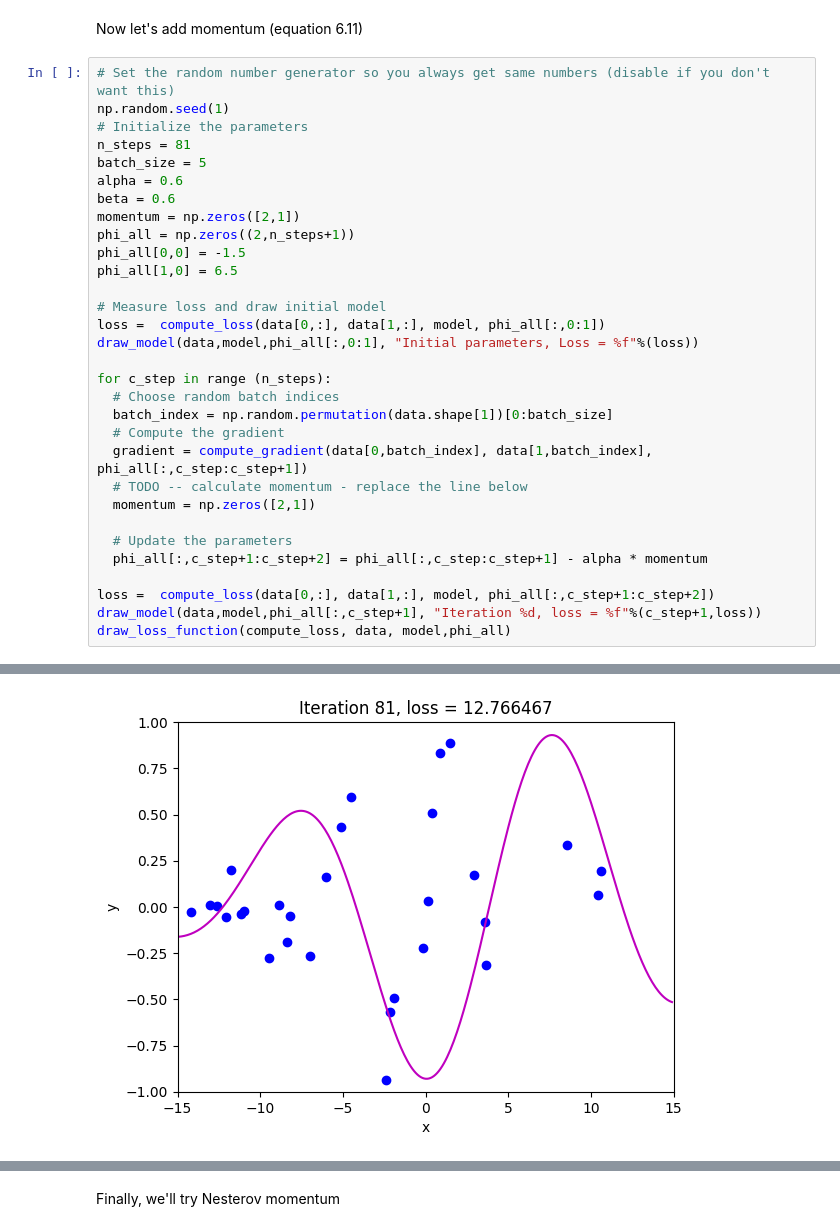
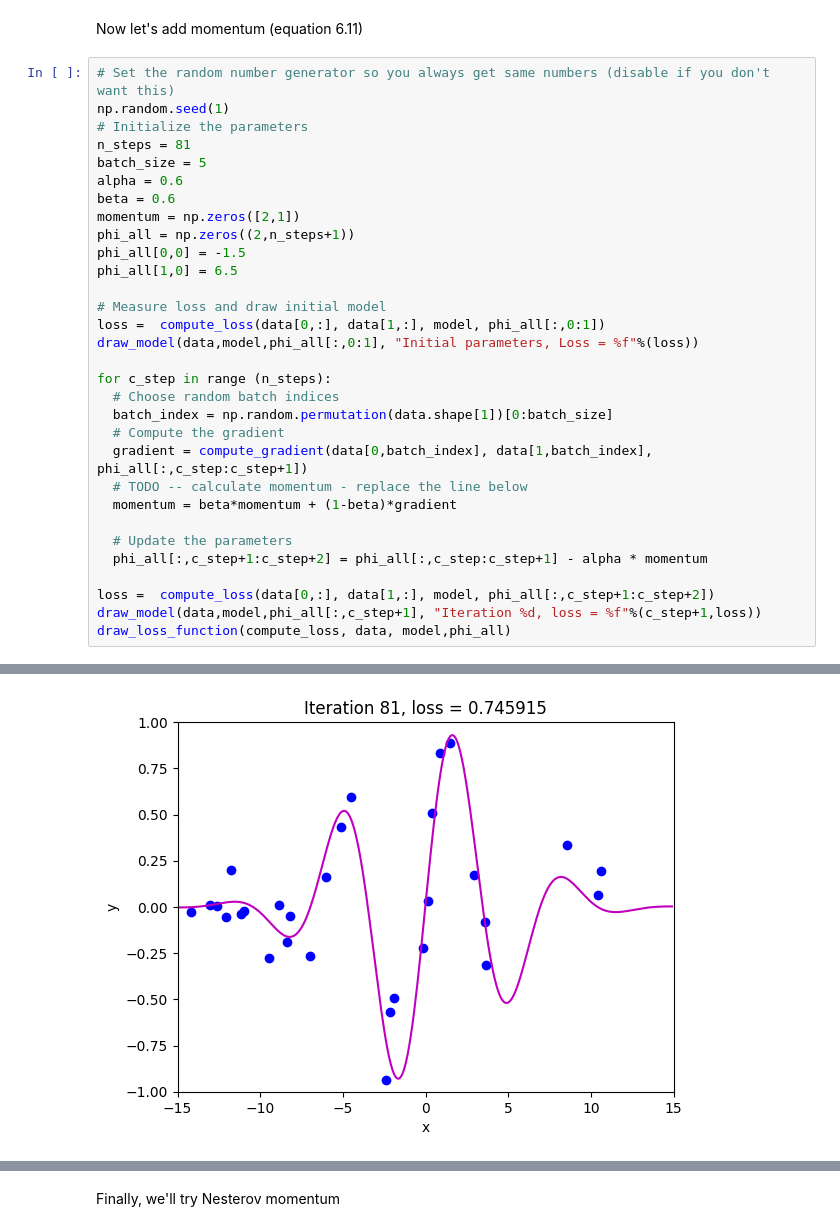
Before and after one commit to scrmbld/167, a Jupyter notebook: ch_6/6_4_Momentum.ipynb, the cells around one changed output, grey strips where cells are left out. Saved outputs shown, nothing was run; the diff lists cells and outputs as text.

```diff
--- a/ch_6/6_4_Momentum.ipynb
+++ b/ch_6/6_4_Momentum.ipynb
@@ -164,32 +164,32 @@ Now let's add momentum (equation 6.11)
 np.random.seed(1)
 # Initialize the parameters
 n_steps = 81
 batch_size = 5
 alpha = 0.6
 beta = 0.6
 momentum = np.zeros([2,1])
 phi_all = np.zeros((2,n_steps+1))
 phi_all[0,0] = -1.5
 phi_all[1,0] = 6.5
 
 # Measure loss and draw initial model
 loss =  compute_loss(data[0,:], data[1,:], model, phi_all[:,0:1])
 draw_model(data,model,phi_all[:,0:1], "Initial parameters, Loss = %f"%(loss))
 
 for c_step in range (n_steps):
   # Choose random batch indices
   batch_index = np.random.permutation(data.shape[1])[0:batch_size]
   # Compute the gradient
   gradient = compute_gradient(data[0,batch_index], data[1,batch_index],  phi_all[:,c_step:c_step+1])
   # TODO -- calculate momentum - replace the line below
-  momentum = np.zeros([2,1])
+  momentum = beta*momentum + (1-beta)*gradient
 
   # Update the parameters
   phi_all[:,c_step+1:c_step+2] = phi_all[:,c_step:c_step+1] - alpha * momentum
 
 loss =  compute_loss(data[0,:], data[1,:], model, phi_all[:,c_step+1:c_step+2])
 draw_model(data,model,phi_all[:,c_step+1], "Iteration %d, loss = %f"%(c_step+1,loss))
 draw_loss_function(compute_loss, data, model,phi_all)
 # %% [output]
 [figure]
-[figure, old version]
+[figure, new version]
```
Also changed, not shown: parts of 2 cells of this notebook, 1 other file.
